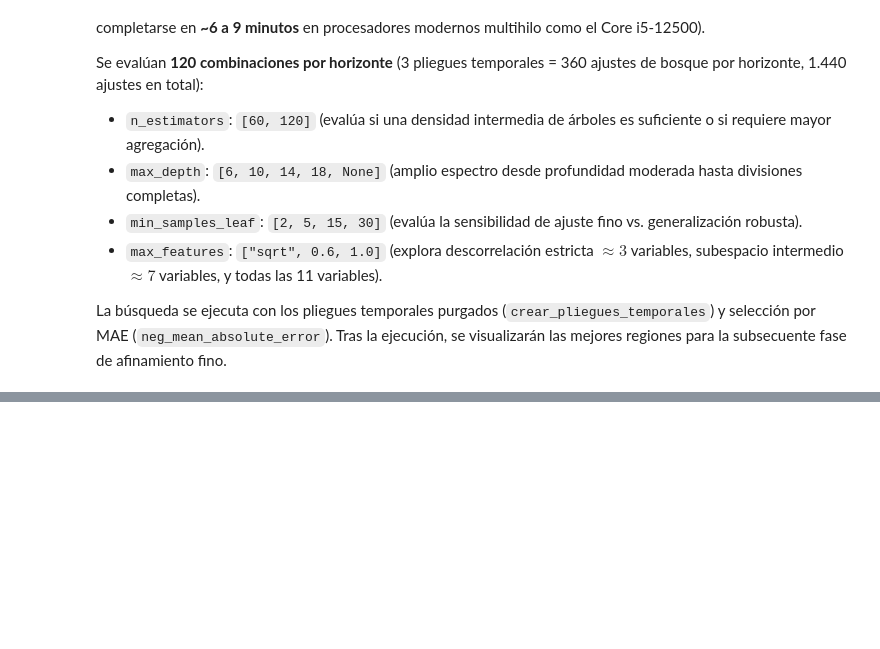
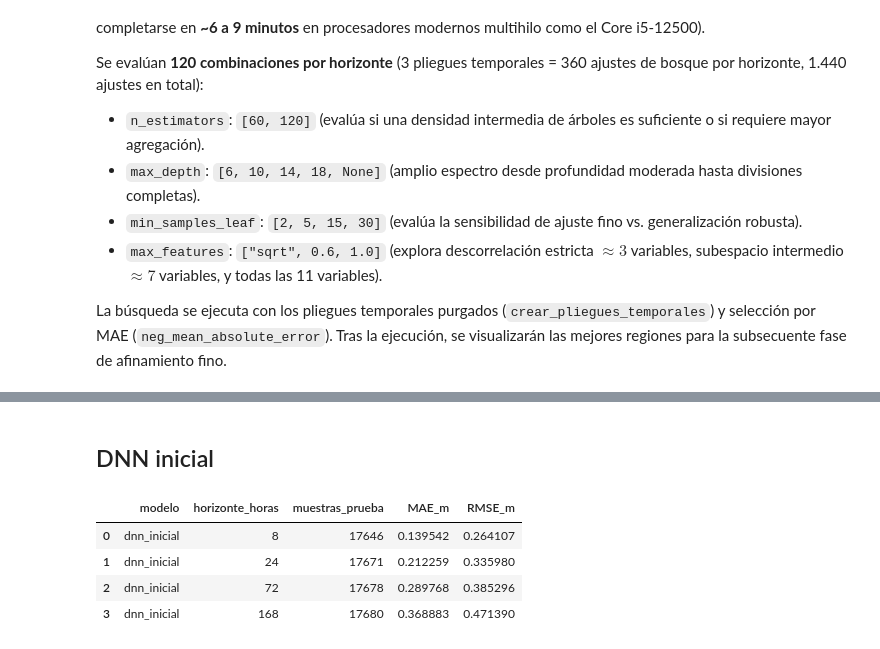
Before and after one commit to DannelBA/machine_learnig_rio_magdalena, a Jupyter notebook: prediccion_rio_magdalena.ipynb, the cells around one changed output, grey strips where cells are left out. Cells and saved outputs as stored; diff of their text form; code cells hidden in the pictures; blank space fills up the shorter version.

```diff
--- a/prediccion_rio_magdalena.ipynb
+++ b/prediccion_rio_magdalena.ipynb
@@ -1174,0 +1411,47 @@ resultados_comparacion = pd.concat(
+# %% [markdown]
+## DNN inicial
+# %%
+resultados_dnn_inicial = []
+modelos_dnn_iniciales = {}
+
+for horizonte, particion in particiones_por_horizonte.items():
+    entrenamiento = particion["entrenamiento"]
+    prueba = particion["prueba"]
+    columna_objetivo = f"maximo_observado_proximas_{horizonte}h"
+
+    modelo = Pipeline([
+        ("escalador", StandardScaler()),
+        ("dnn", MLPRegressor(
+            hidden_layer_sizes=(64, 32, 16),
+            activation="relu",
+            max_iter=300,
+            early_stopping=True,
+            random_state=42,
+        )),
+    ])
+    modelo.fit(entrenamiento[columnas_predictores], entrenamiento[columna_objetivo])
+    prediccion = modelo.predict(prueba[columnas_predictores])
+    real = prueba[columna_objetivo]
+    modelos_dnn_iniciales[horizonte] = modelo
+
+    resultados_dnn_inicial.append({
+        "modelo": "dnn_inicial",
+        "horizonte_horas": horizonte,
+        "muestras_prueba": len(prueba),
+        "MAE_m": mean_absolute_error(real, prediccion),
+        "RMSE_m": mean_squared_error(real, prediccion) ** 0.5,
+    })
+
+resultados_dnn_inicial = pd.DataFrame(resultados_dnn_inicial)
+display(resultados_dnn_inicial)
+
+resultados_comparacion = pd.concat(
+    [resultados_comparacion, resultados_dnn_inicial],
+    ignore_index=True,
+)
+# %% [output]
+|  | modelo | horizonte_horas | muestras_prueba | MAE_m | RMSE_m |
+| 0 | dnn_inicial | 8 | 17646 | 0.139542 | 0.264107 |
+| 1 | dnn_inicial | 24 | 17671 | 0.212259 | 0.335980 |
+| 2 | dnn_inicial | 72 | 17678 | 0.289768 | 0.385296 |
+| 3 | dnn_inicial | 168 | 17680 | 0.368883 | 0.471390 |
```
Also changed, not shown: parts of 11 cells of this notebook, 1 other file.
